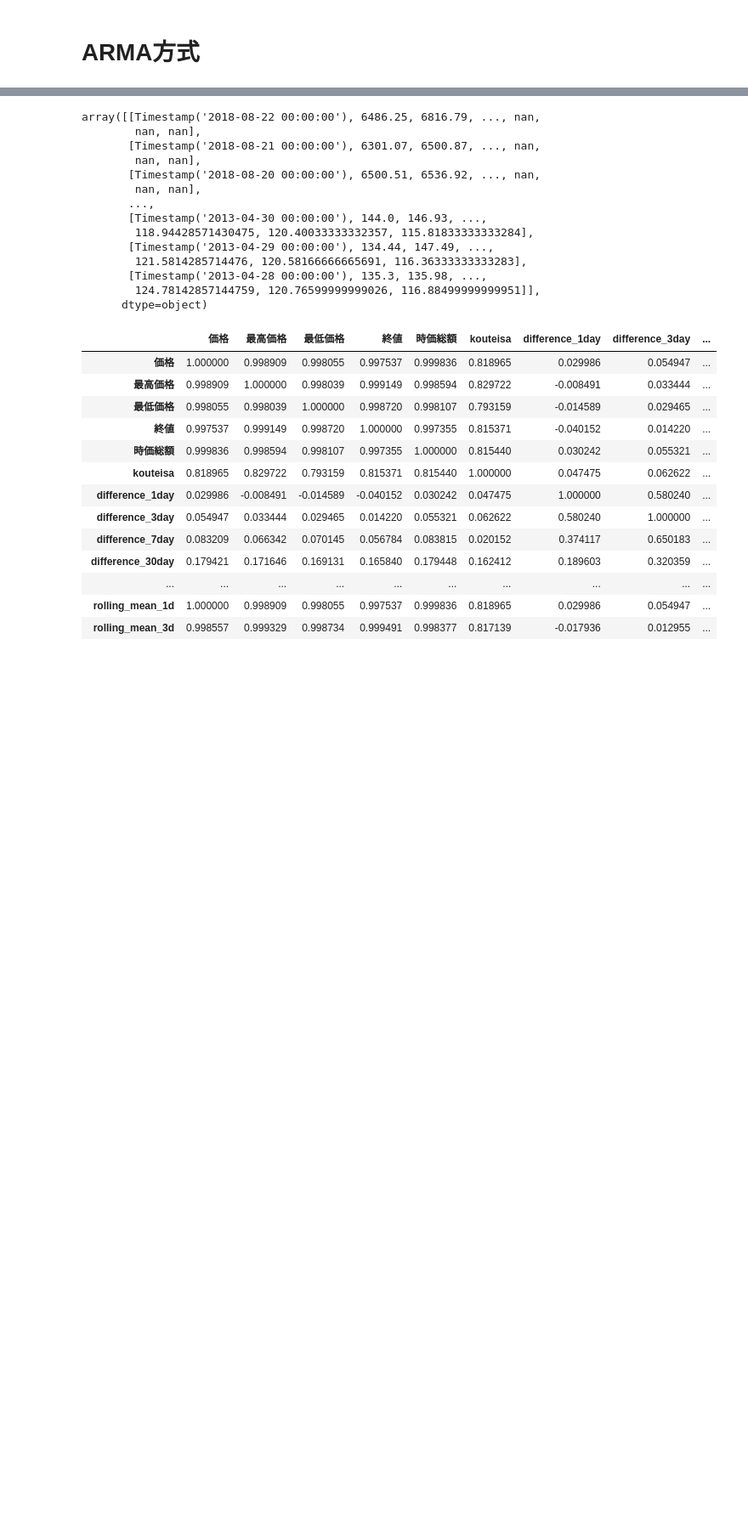
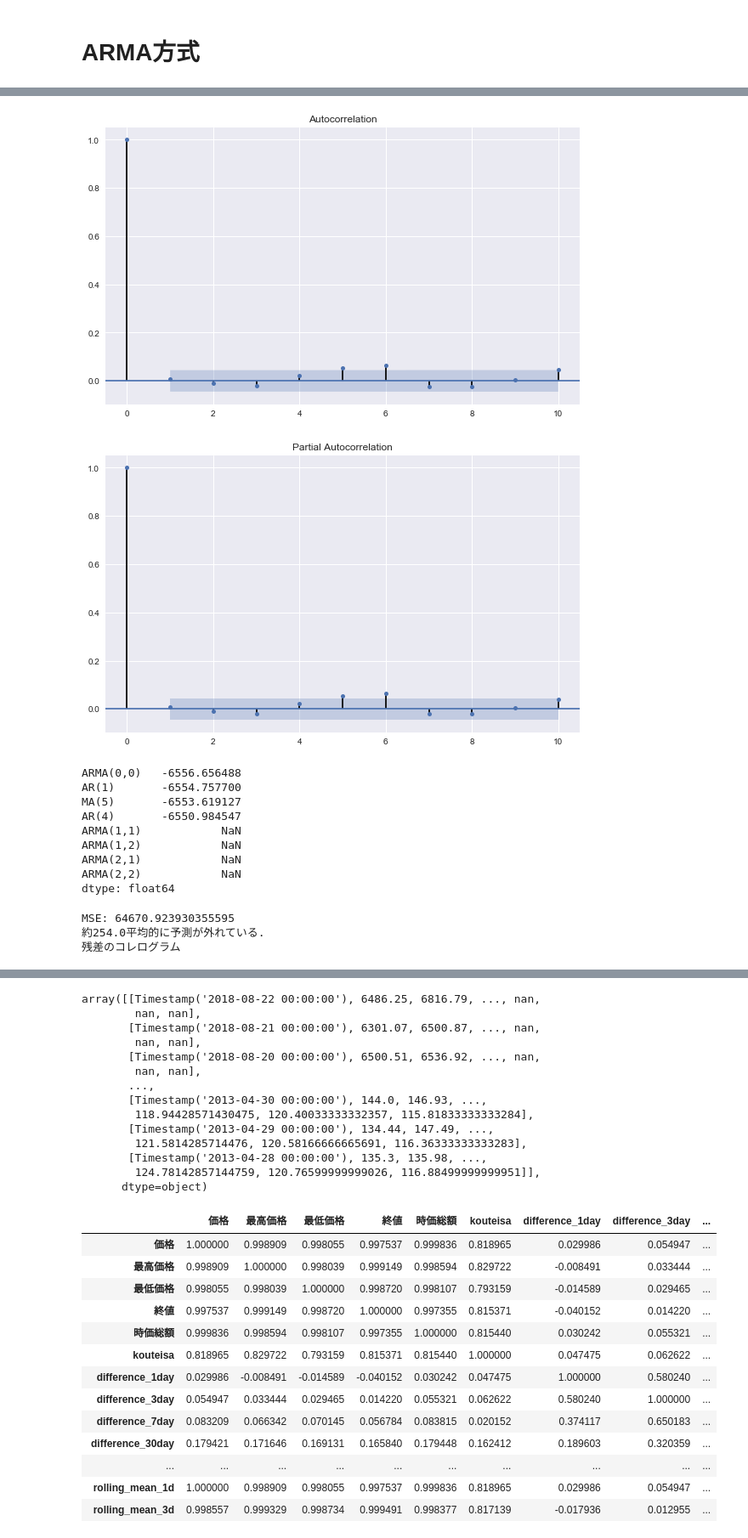
Before and after one commit to OhkawaHiroyuki/bitcoin, a Jupyter notebook: bitcoin株価解析.ipynb, the cells around one changed output, grey strips where cells are left out. Shown at 85% size. Cells and saved outputs as stored; diff of their text form; code cells hidden in the pictures; blank space fills up the shorter version.

```diff
--- a/bitcoin株価解析.ipynb
+++ b/bitcoin株価解析.ipynb
@@ -542,0 +696,37 @@ pass your own start_params.
+# %%
+# data1
+data = df_bitcoin['価格']
+target = data1_rate.dropna().values  # targetのindexは元のdataより１前にずれる.
+
+# コレログラムを描画し次数にあたりをつける。
+sm.graphics.tsa.plot_acf(target, lags=10)
+sm.graphics.tsa.plot_pacf(target, lags=10)
+plt.show()
+
+    # それぞれのモデルのAICを計算
+aic = pd.Series(index=['MA(5)', "AR(1)", "AR(4)",
+                       "ARMA(1,1)", "ARMA(1,2)", "ARMA(2,1)", "ARMA(2,2)"])
+aic['MA(5)'] = ARMA(target, order=(0, 5)).fit().aic
+aic['AR(1)'] = ARMA(target, order=(1, 0)).fit().aic
+aic['AR(4)'] = ARMA(target, order=(4, 0)).fit().aic
+aic['ARMA(0,0)'] = ARMA(target, order=(0, 0)).fit().aic
+
+
+display(aic.sort_values())  # AICが最小のモデルは？
+
+ts_prediction(data, target, prepro='pct', order=4)
+# %% [output]
+[figure, added]
+[figure, added]
+ARMA(0,0)   -6556.656488
+AR(1)       -6554.757700
+MA(5)       -6553.619127
+AR(4)       -6550.984547
+ARMA(1,1)            NaN
+ARMA(1,2)            NaN
+ARMA(2,1)            NaN
+ARMA(2,2)            NaN
+dtype: float64
+MSE: 64670.923930355595
+約254.0平均的に予測が外れている.
+残差のコレログラム
```
Also changed, not shown: parts of 23 cells of this notebook.
